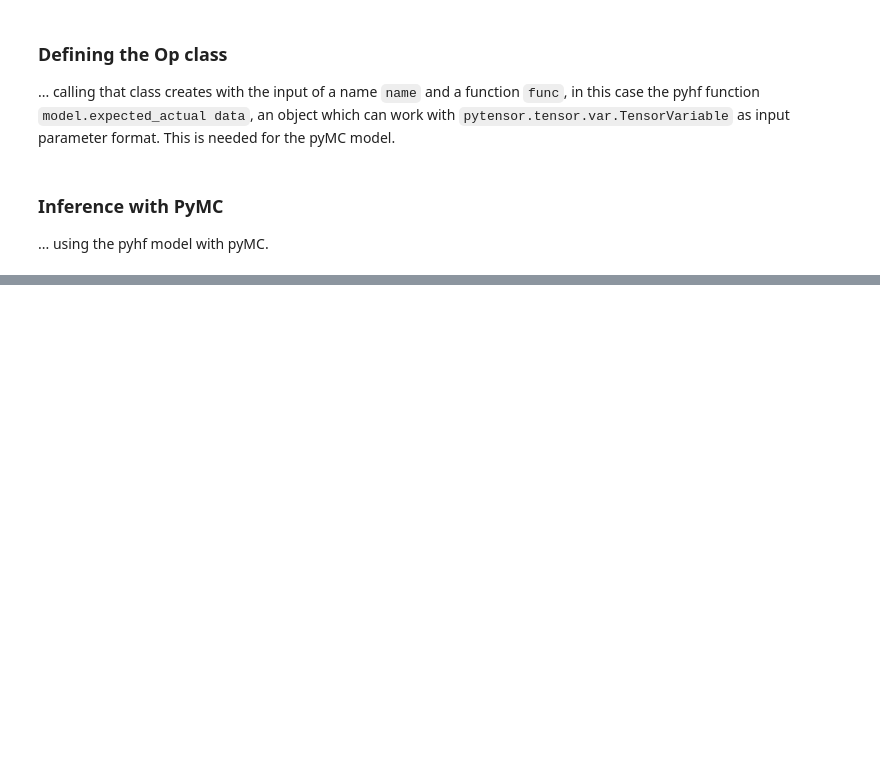
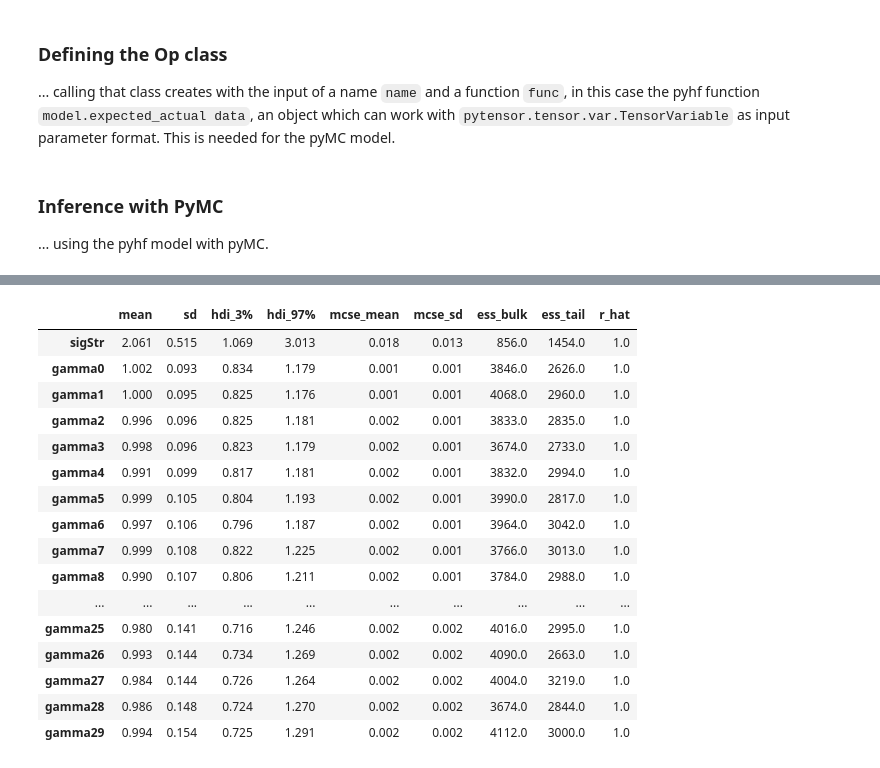
Before and after one commit to malin-horstmann/bayesian_pyhf, a Jupyter notebook: dummy_model.ipynb, the cells around one changed output, grey strips where cells are left out. Cells and saved outputs as stored; diff of their text form; code cells hidden in the pictures; blank space fills up the shorter version.

```diff
--- a/dummy_model.ipynb
+++ b/dummy_model.ipynb
@@ -109 +117,21 @@ Sampling: [main]
 100.00% [4000/4000 00:00<00:00]
+# %%
+az.summary(post_data)
+# %% [output]
+|  | mean | sd | hdi_3% | hdi_97% | mcse_mean | mcse_sd | ess_bulk | ess_tail | r_hat |
+| sigStr | 2.061 | 0.515 | 1.069 | 3.013 | 0.018 | 0.013 | 856.0 | 1454.0 | 1.0 |
+| gamma0 | 1.002 | 0.093 | 0.834 | 1.179 | 0.001 | 0.001 | 3846.0 | 2626.0 | 1.0 |
+| gamma1 | 1.000 | 0.095 | 0.825 | 1.176 | 0.001 | 0.001 | 4068.0 | 2960.0 | 1.0 |
+| gamma2 | 0.996 | 0.096 | 0.825 | 1.181 | 0.002 | 0.001 | 3833.0 | 2835.0 | 1.0 |
+| gamma3 | 0.998 | 0.096 | 0.823 | 1.179 | 0.002 | 0.001 | 3674.0 | 2733.0 | 1.0 |
+| gamma4 | 0.991 | 0.099 | 0.817 | 1.181 | 0.002 | 0.001 | 3832.0 | 2994.0 | 1.0 |
+| gamma5 | 0.999 | 0.105 | 0.804 | 1.193 | 0.002 | 0.001 | 3990.0 | 2817.0 | 1.0 |
+| gamma6 | 0.997 | 0.106 | 0.796 | 1.187 | 0.002 | 0.001 | 3964.0 | 3042.0 | 1.0 |
+| gamma7 | 0.999 | 0.108 | 0.822 | 1.225 | 0.002 | 0.001 | 3766.0 | 3013.0 | 1.0 |
+| gamma8 | 0.990 | 0.107 | 0.806 | 1.211 | 0.002 | 0.001 | 3784.0 | 2988.0 | 1.0 |
+| ... | ... | ... | ... | ... | ... | ... | ... | ... | ... |
+| gamma25 | 0.980 | 0.141 | 0.716 | 1.246 | 0.002 | 0.002 | 4016.0 | 2995.0 | 1.0 |
+| gamma26 | 0.993 | 0.144 | 0.734 | 1.269 | 0.002 | 0.002 | 4090.0 | 2663.0 | 1.0 |
+| gamma27 | 0.984 | 0.144 | 0.726 | 1.264 | 0.002 | 0.002 | 4004.0 | 3219.0 | 1.0 |
+| gamma28 | 0.986 | 0.148 | 0.724 | 1.270 | 0.002 | 0.002 | 3674.0 | 2844.0 | 1.0 |
+| gamma29 | 0.994 | 0.154 | 0.725 | 1.291 | 0.002 | 0.002 | 4112.0 | 3000.0 | 1.0 |
```
Also changed, not shown: parts of 4 cells of this notebook.
